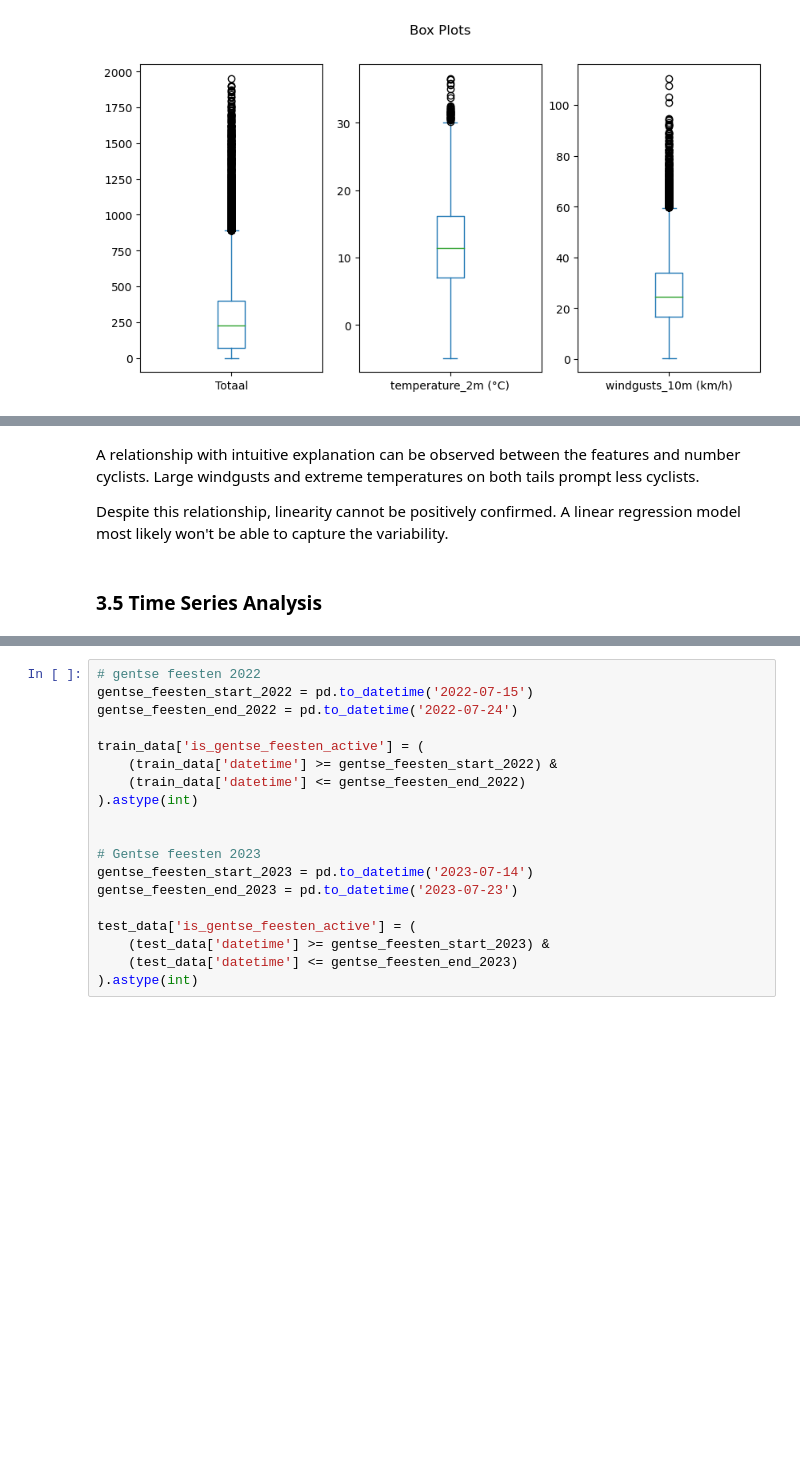
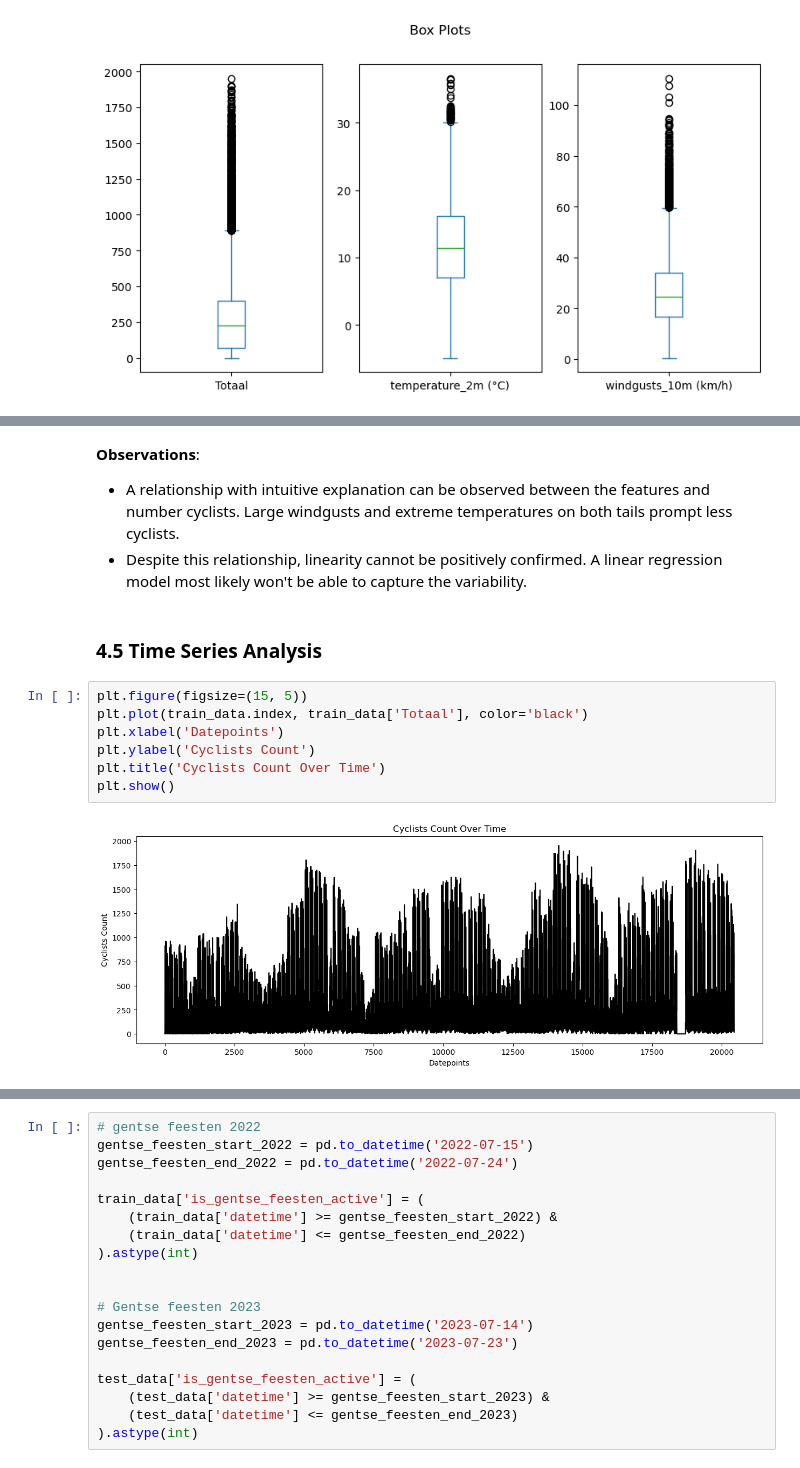
Before and after one commit to mxvp/Bicycle_counter_prediction, a Jupyter notebook: linear_regression.ipynb, the cells around one changed output, grey strips where cells are left out. Cells and saved outputs as stored; diff of their text form; blank space fills up the shorter version.

```diff
--- a/linear_regression.ipynb
+++ b/linear_regression.ipynb
@@ -200,9 +207,18 @@ sns.pairplot(train_data)
 # %% [markdown]
-A relationship with intuitive explanation can be observed between the features and number cyclists. Large windgusts and extreme temperatures on both tails prompt less cyclists.
-
-Despite this relationship, linearity cannot be positively confirmed. A linear regression model most likely won't be able to capture the variability.
+**Observations**:
+- A relationship with intuitive explanation can be observed between the features and number cyclists. Large windgusts and extreme temperatures on both tails prompt less cyclists.
+- Despite this relationship, linearity cannot be positively confirmed. A linear regression model most likely won't be able to capture the variability.
 # %% [markdown]
-### 3.5 Time Series Analysis
+### 4.5 Time Series Analysis
+# %%
+plt.figure(figsize=(15, 5))
+plt.plot(train_data.index, train_data['Totaal'], color='black')
+plt.xlabel('Datepoints')
+plt.ylabel('Cyclists Count')
+plt.title('Cyclists Count Over Time')
+plt.show()
+# %% [output]
+[figure, added]
 # %%
 # Set datetime as index
 train_data.set_index('datetime', inplace=True)
```
Also changed, not shown: parts of 64 cells of this notebook, 1 other file.
